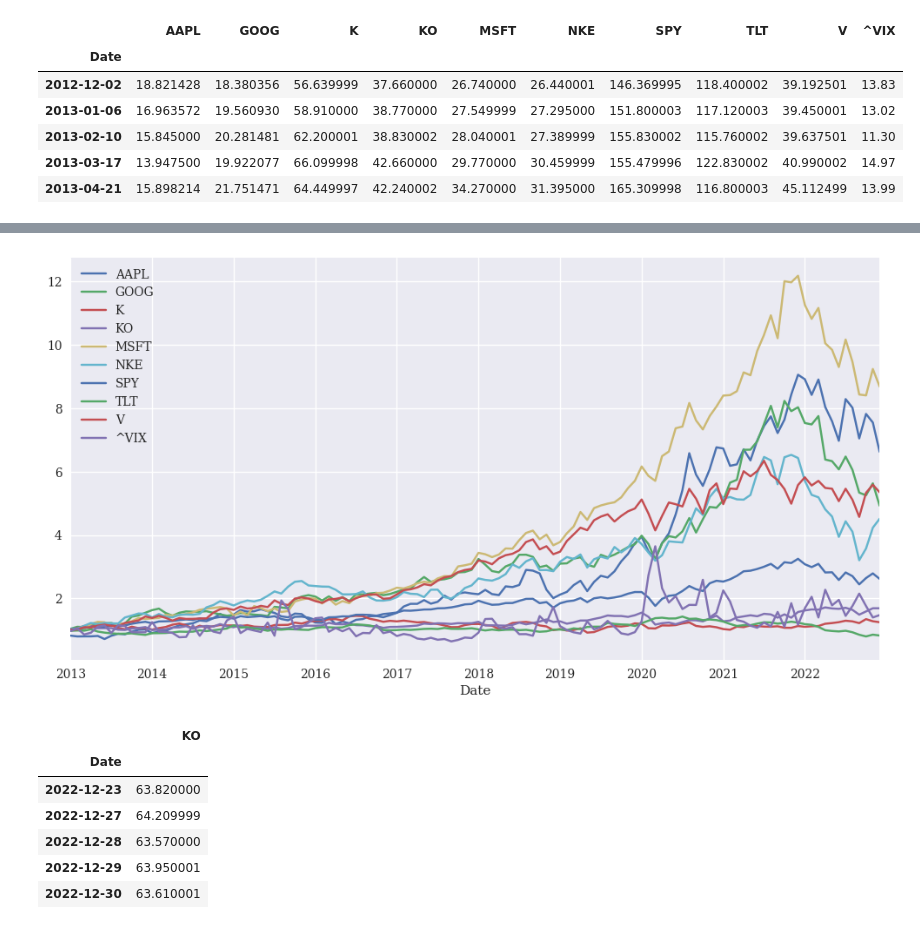
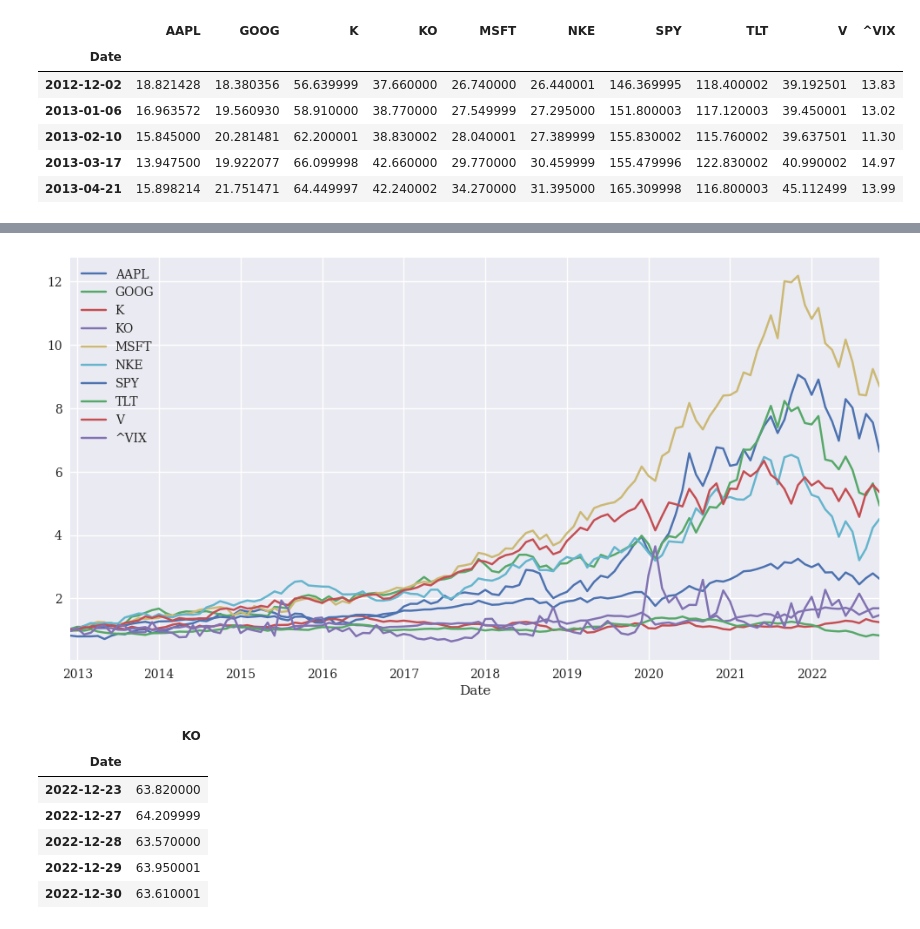
Before and after one commit to MartinKasak/Python_Finance_Numpy_Pandas, a Jupyter notebook: Python Finance.ipynb, the cells around one changed output, grey strips where cells are left out. Saved outputs shown, nothing was run; the diff lists cells and outputs as text; code cells hidden in the pictures.

```diff
--- a/Python Finance.ipynb
+++ b/Python Finance.ipynb
@@ -178,8 +178,8 @@ df_multiple_symbols.resample('1m', label='right').last().head()
 # %%
 #1 kuu intervalliga
-rets.cumsum().apply(np.exp).resample('1m', label='right').last().plot(figsize=(12, 6));
+rets.cumsum().apply(np.exp).resample('1m', label='left').last().plot(figsize=(12, 6));
 # %% [output]
-[figure, old version]
+[figure, new version]
 # %%
 #võtame yhe symboli ja eemaldame tyhjad
 sym = 'KO'
```
Also changed, not shown: parts of 4 cells of this notebook.
